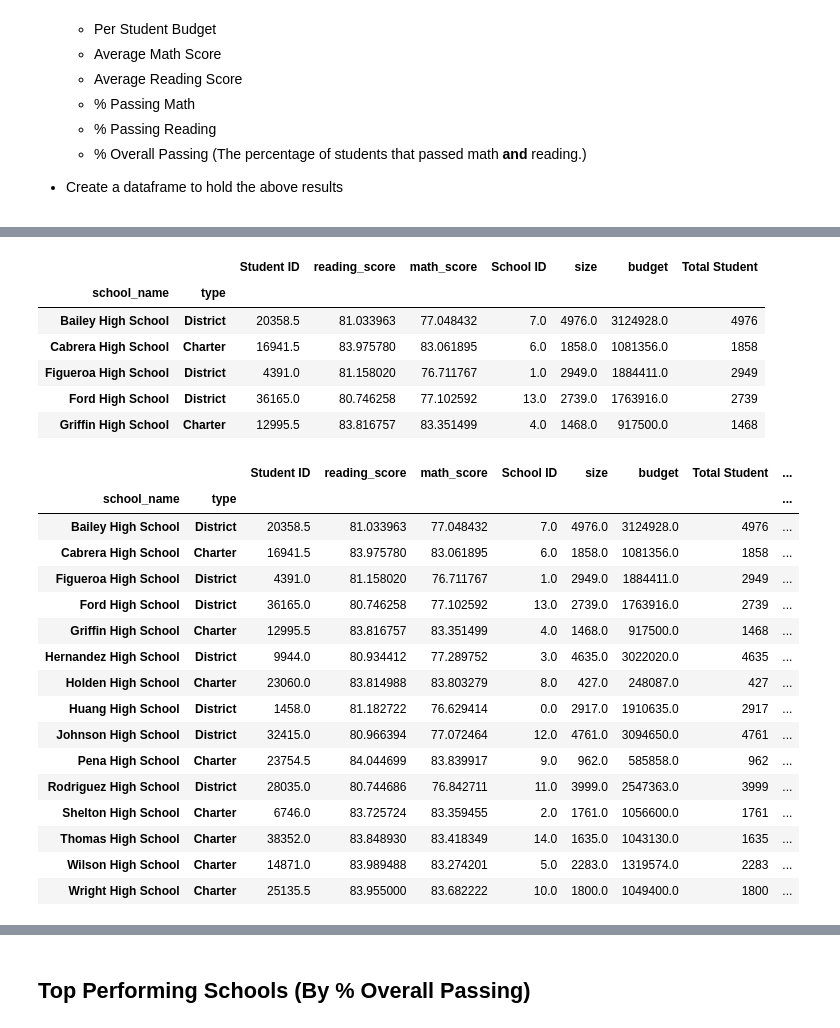
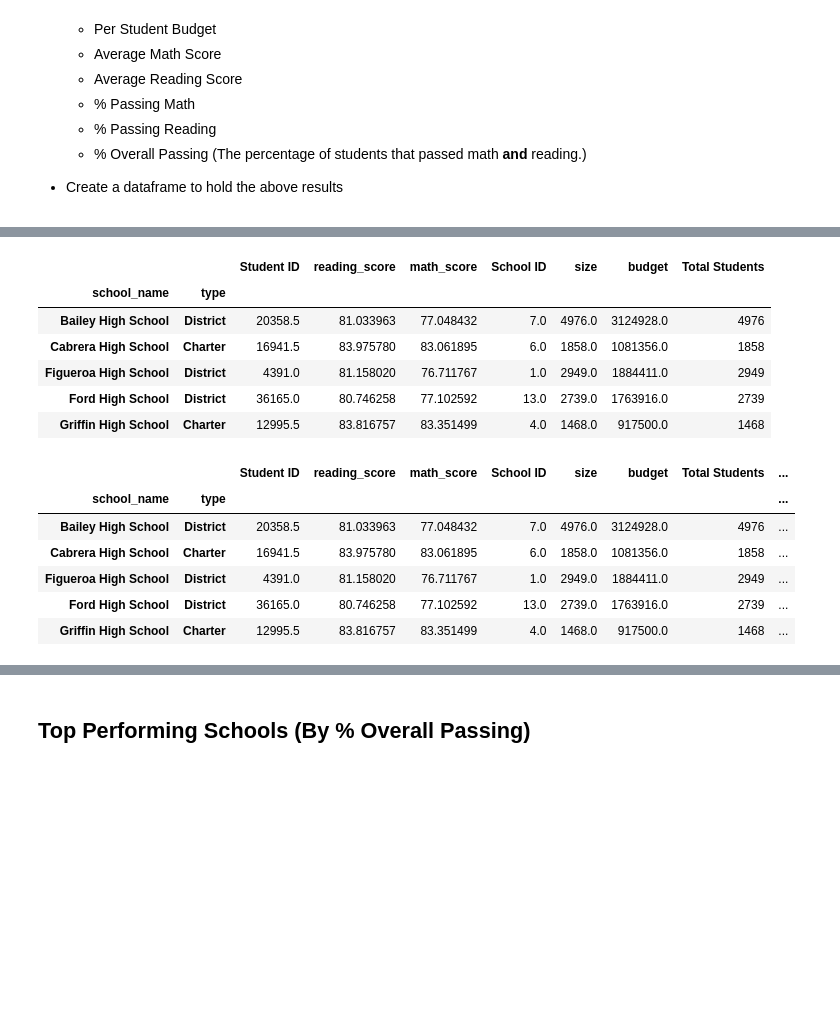
Before and after one commit to kdaltayli/Pandas_Challenge_KA, a Jupyter notebook: PyCitySchools/PyCitySchools_starter.ipynb, the cells around one changed output, grey strips where cells are left out. Drawn from its saved outputs; the diff is of its cells as text; code cells hidden in the pictures; blank space fills up the shorter version.

```diff
--- a/PyCitySchools/PyCitySchools_starter.ipynb
+++ b/PyCitySchools/PyCitySchools_starter.ipynb
@@ -180,10 +170,10 @@ school_summary
 # Total Student
 # school_summary["Total Student"]=school_data_complete["school_name"].value_counts().values
 # school_summary
-school_summary["Total Student"]=school_data_complete.groupby(["school_name","type"]).count()["Student ID"]
+school_summary["Total Students"]=school_data_complete.groupby(["school_name","type"]).count()["Student ID"]
 school_summary.head()
 # %% [output]
-|  |  | Student ID | reading_score | math_score | School ID | size | budget | Total Student |
+|  |  | Student ID | reading_score | math_score | School ID | size | budget | Total Students |
 | school_name | type |  |  |  |  |  |  |  |
 | Bailey High School | District | 20358.5 | 81.033963 | 77.048432 | 7.0 | 4976.0 | 3124928.0 | 4976 |
 | Cabrera High School | Charter | 16941.5 | 83.975780 | 83.061895 | 6.0 | 1858.0 | 1081356.0 | 1858 |
@@ -193,29 +183,20 @@ school_summary.head()
 # %%
 # Total Budget
 school_summary["Total School Budget"]=school_summary["budget"]
 school_summary["Total School Budget"]=school_summary["Total School Budget"].map("${:,.2f}".format)
 # Per Student Budget
 school_summary["Per Student Budget"]=school_summary["budget"]/school_summary["size"]
-school_summary["Per Student Budget"]=school_summary["Per Student Budget"].map("${:,.2f}".format)
-school_summary
+# school_summary["Per Student Budget"]=school_summary["Per Student Budget"].map("${:,.2f}".format)
+
+school_summary.head()
 # %% [output]
-|  |  | Student ID | reading_score | math_score | School ID | size | budget | Total Student | ... |
+|  |  | Student ID | reading_score | math_score | School ID | size | budget | Total Students | ... |
 | school_name | type |  |  |  |  |  |  |  | ... |
 | Bailey High School | District | 20358.5 | 81.033963 | 77.048432 | 7.0 | 4976.0 | 3124928.0 | 4976 | ... |
 | Cabrera High School | Charter | 16941.5 | 83.975780 | 83.061895 | 6.0 | 1858.0 | 1081356.0 | 1858 | ... |
 | Figueroa High School | District | 4391.0 | 81.158020 | 76.711767 | 1.0 | 2949.0 | 1884411.0 | 2949 | ... |
 | Ford High School | District | 36165.0 | 80.746258 | 77.102592 | 13.0 | 2739.0 | 1763916.0 | 2739 | ... |
 | Griffin High School | Charter | 12995.5 | 83.816757 | 83.351499 | 4.0 | 1468.0 | 917500.0 | 1468 | ... |
-| Hernandez High School | District | 9944.0 | 80.934412 | 77.289752 | 3.0 | 4635.0 | 3022020.0 | 4635 | ... |
-| Holden High School | Charter | 23060.0 | 83.814988 | 83.803279 | 8.0 | 427.0 | 248087.0 | 427 | ... |
-| Huang High School | District | 1458.0 | 81.182722 | 76.629414 | 0.0 | 2917.0 | 1910635.0 | 2917 | ... |
-| Johnson High School | District | 32415.0 | 80.966394 | 77.072464 | 12.0 | 4761.0 | 3094650.0 | 4761 | ... |
-| Pena High School | Charter | 23754.5 | 84.044699 | 83.839917 | 9.0 | 962.0 | 585858.0 | 962 | ... |
-| Rodriguez High School | District | 28035.0 | 80.744686 | 76.842711 | 11.0 | 3999.0 | 2547363.0 | 3999 | ... |
-| Shelton High School | Charter | 6746.0 | 83.725724 | 83.359455 | 2.0 | 1761.0 | 1056600.0 | 1761 | ... |
-| Thomas High School | Charter | 38352.0 | 83.848930 | 83.418349 | 14.0 | 1635.0 | 1043130.0 | 1635 | ... |
-| Wilson High School | Charter | 14871.0 | 83.989488 | 83.274201 | 5.0 | 2283.0 | 1319574.0 | 2283 | ... |
-| Wright High School | Charter | 25135.5 | 83.955000 | 83.682222 | 10.0 | 1800.0 | 1049400.0 | 1800 | ... |
 # %%
 # Average Math Score
 school_summary["Average Math Score"]=school_summary["math_score"]
```
Also changed, not shown: parts of 16 cells of this notebook.
